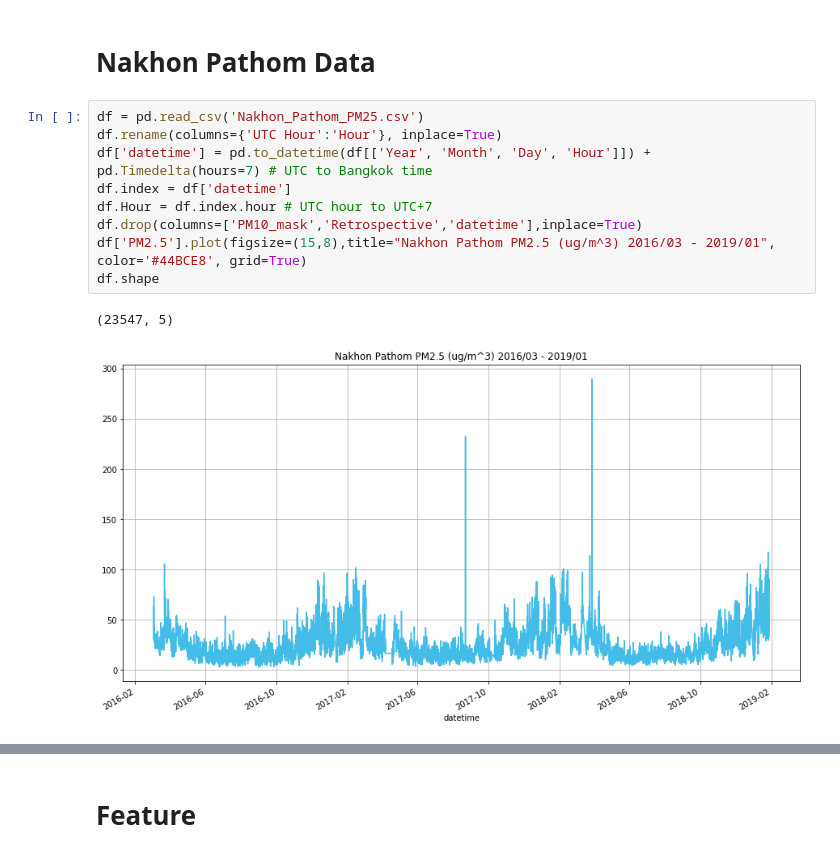
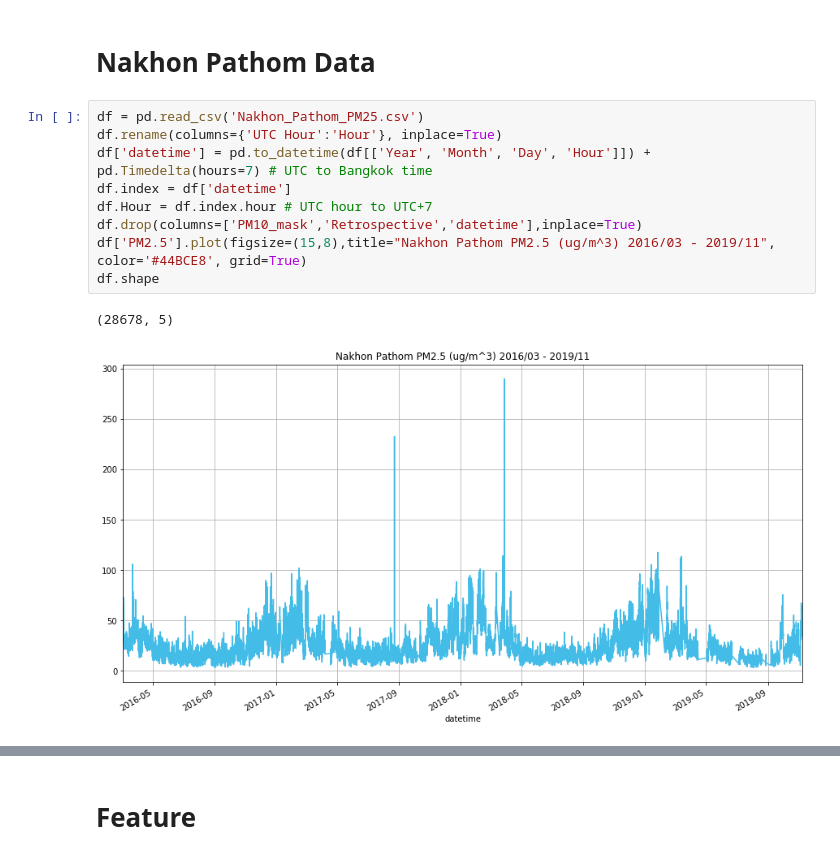
Before and after one commit to SunatP/PM2.5, a Jupyter notebook: Nakhon Pathom PM2.5.ipynb, the cells around one changed output, grey strips where cells are left out. Saved outputs shown, nothing was run; the diff lists cells and outputs as text.

```diff
--- a/Nakhon Pathom PM2.5.ipynb
+++ b/Nakhon Pathom PM2.5.ipynb
@@ -9,15 +9,15 @@ from datetime import timedelta
 # %%
 df = pd.read_csv('Nakhon_Pathom_PM25.csv')
 df.rename(columns={'UTC Hour':'Hour'}, inplace=True)
 df['datetime'] = pd.to_datetime(df[['Year', 'Month', 'Day', 'Hour']]) + pd.Timedelta(hours=7) # UTC to Bangkok time
 df.index = df['datetime']
 df.Hour = df.index.hour # UTC hour to UTC+7
 df.drop(columns=['PM10_mask','Retrospective','datetime'],inplace=True)
-df['PM2.5'].plot(figsize=(15,8),title="Nakhon Pathom PM2.5 (ug/m^3) 2016/03 - 2019/01", color='#44BCE8', grid=True)
+df['PM2.5'].plot(figsize=(15,8),title="Nakhon Pathom PM2.5 (ug/m^3) 2016/03 - 2019/11", color='#44BCE8', grid=True)
 df.shape
 # %% [output]
-(23547, 5)
+(28678, 5)
-[figure, old version]
+[figure, new version]
 # %%
 from statsmodels.tsa.seasonal import seasonal_decompose
 from pylab import rcParams
```
Also changed, not shown: parts of 16 cells of this notebook, 3 other files.
